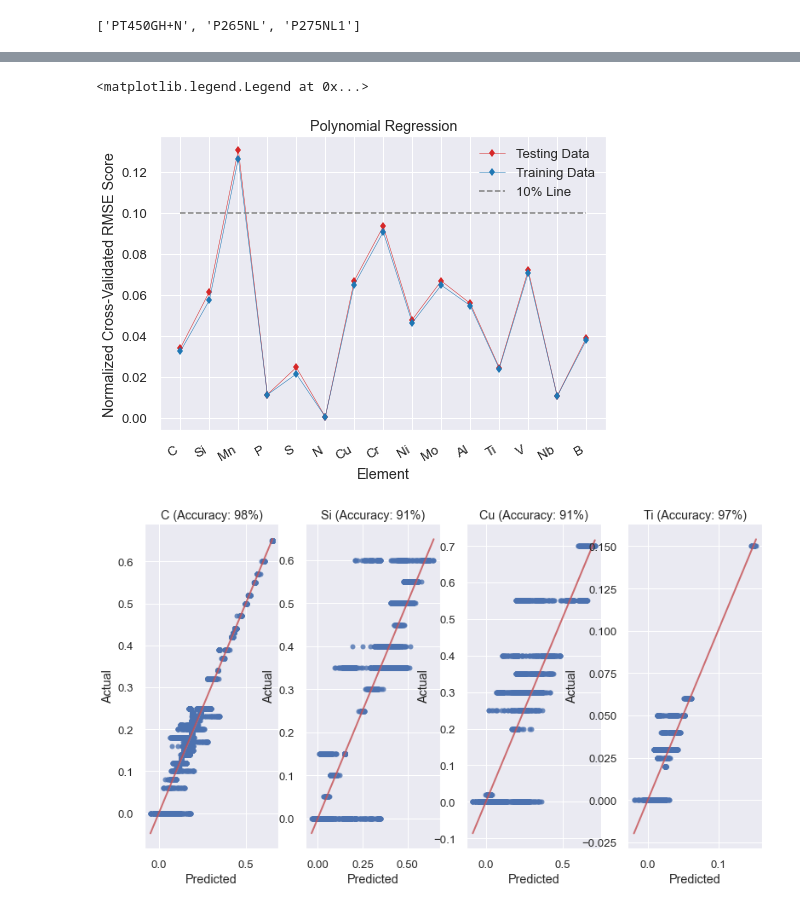
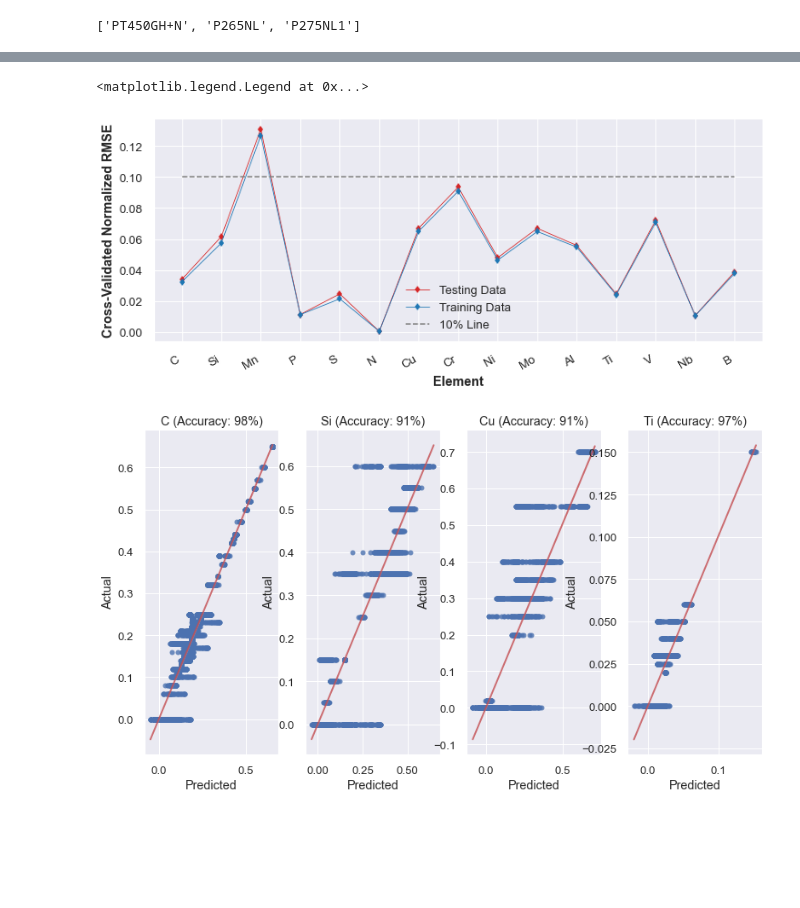
Before and after one commit to szayed99/Steel-Classification-Through-Machine-Learning, a Jupyter notebook: Regression (1).ipynb, the cells around one changed output, grey strips where cells are left out. Cells and saved outputs as stored; diff of their text form; code cells hidden in the pictures; blank space fills up the shorter version.

```diff
--- a/Regression (1).ipynb
+++ b/Regression (1).ipynb
@@ -848,40 +872,39 @@ The average R^2 score for Polynomial regression on training dataset: 0.067
 # Find the normalized RMSE score (RMSE score / range of output variable) for each element
 
 # Find weighted RMSE score for min and max of each element
 weighted_rmse_dict_poly = {}
 for i in range(len(cross_valid_dict_rmse)):
     elem = list(cross_valid_dict_rmse_poly.keys())[i]
     elem_range = df2[elem].max() - df2[elem].min()
     if elem_range == 0:
         weighted_rmse_test = 0
         weighted_rmse_train = 0
     else:
         weighted_rmse_test = cross_valid_dict_rmse_poly[elem][0][0] / elem_range
         weighted_rmse_train = cross_valid_dict_rmse_poly[elem][1][0] / elem_range
     weighted_rmse_dict_poly[elem] = [weighted_rmse_test, weighted_rmse_train]
 
 # Find average of weighted RMSE score for each element accross minimum and maximum limits
 weighted_rmse_scores_test_poly = []
 weighted_rmse_scores_train_poly = []
 j = 0
 for i in range(15):
     weighted_rmse_scores_test_poly.append((list(weighted_rmse_dict_poly.values())[i+j][0] + list(weighted_rmse_dict_poly.values())[i+j+1][0]) / 2)
     weighted_rmse_scores_train_poly.append((list(weighted_rmse_dict_poly.values())[i+j][1] + list(weighted_rmse_dict_poly.values())[i+j+1][1]) / 2)
     j += 1
 
 # Plot average weighted RMSE score for each element
-fig, ax = plt.subplots(figsize=(8, 6))
-ax.plot(bs_df.columns[5:-1], weighted_rmse_scores_test_poly, marker = "d", color ="tab:red", linewidth = 0.5, label = "Testing Data")
-ax.plot(bs_df.columns[5:-1], weighted_rmse_scores_train_poly, marker = "d", color ="tab:blue", linewidth = 0.5, label = "Training Data")
+fig, ax = plt.subplots(figsize=(12, 5))
+ax.plot(bs_df.columns[5:-1], weighted_rmse_scores_test_poly, marker = "d", color ="tab:red", linewidth = 0.8, label = "Testing Data")
+ax.plot(bs_df.columns[5:-1], weighted_rmse_scores_train_poly, marker = "d", color ="tab:blue", linewidth = 0.8, label = "Training Data")
 plt.plot(np.linspace(0, 14, 100), [0.1]*100, "--", color = "tab:grey", label = "10% Line")
 fig.autofmt_xdate()
-plt.ylabel("Normalized Cross-Validated RMSE Score")
-plt.xlabel("Element")
-plt.title("Polynomial Regression")
+plt.ylabel("Cross-Validated Normalized RMSE", weight = "bold")
+plt.xlabel("Element", weight = "bold")
 plt.legend()
 # %% [output]
 <matplotlib.legend.Legend at 0x...>
-[figure, old version]
+[figure, new version]
 # %%
 ##Visualize polynomial regression performance on example elements
 
```
Also changed, not shown: parts of 16 cells of this notebook.
